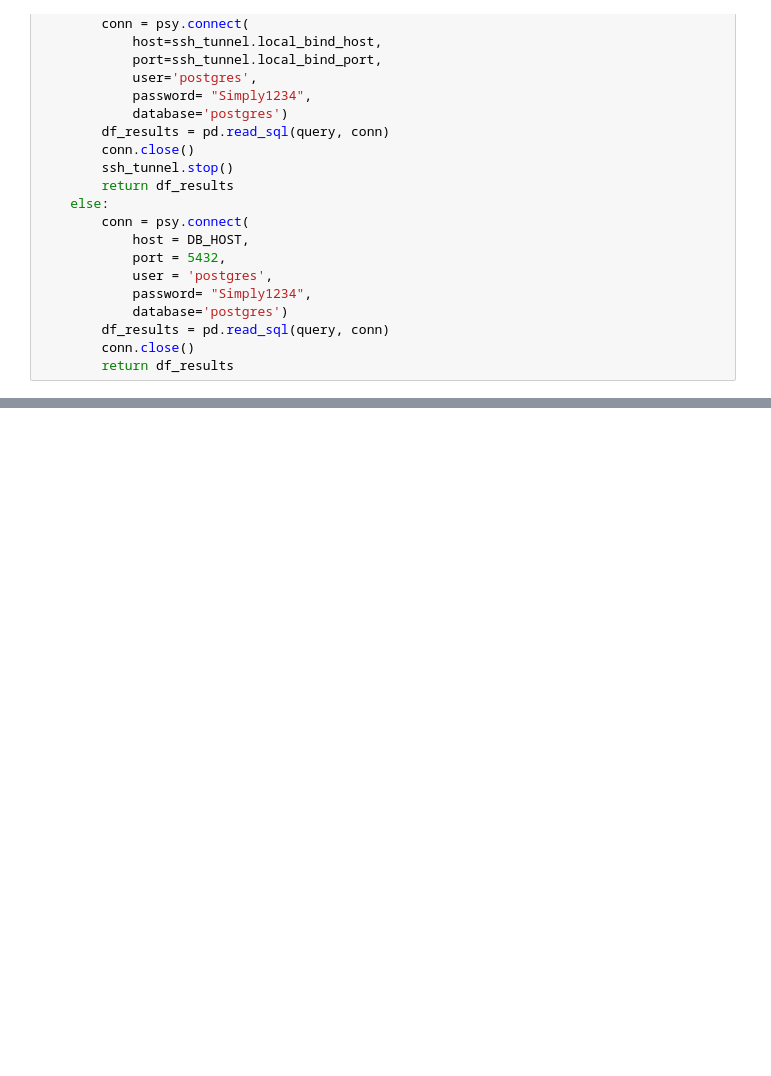
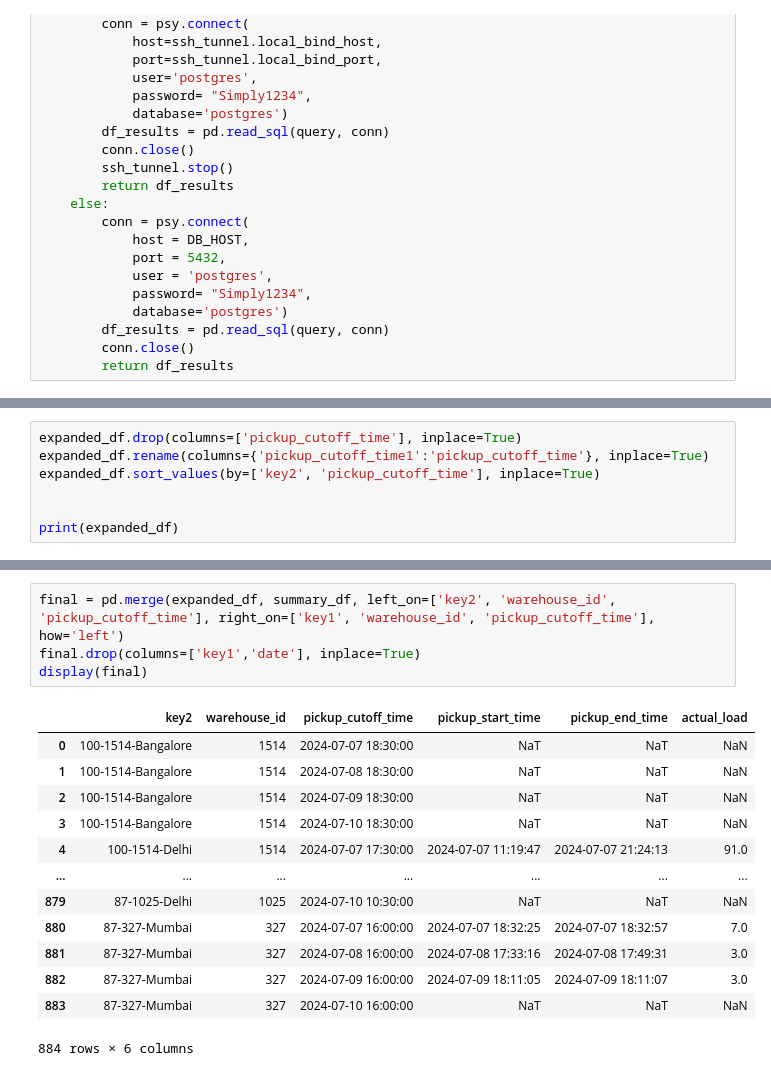
Before and after one commit to akshaygrows/geoboards, a Jupyter notebook: FM Analysis/Pickup Slots.ipynb, the cells around one changed output, grey strips where cells are left out. Saved outputs shown, nothing was run; the diff lists cells and outputs as text; blank space fills up the shorter version.

```diff
--- a/FM Analysis/Pickup Slots.ipynb
+++ b/FM Analysis/Pickup Slots.ipynb
@@ -240,0 +425,7 @@ DataFrame saved to pickup_slots.xlsx
+# %%
+expanded_df.drop(columns=['pickup_cutoff_time'], inplace=True)
+expanded_df.rename(columns={'pickup_cutoff_time1':'pickup_cutoff_time'}, inplace=True)
+expanded_df.sort_values(by=['key2', 'pickup_cutoff_time'], inplace=True)
+
+
+print(expanded_df)
@@ -240,0 +447,18 @@ DataFrame saved to pickup_slots.xlsx
+# %%
+final = pd.merge(expanded_df, summary_df, left_on=['key2', 'warehouse_id', 'pickup_cutoff_time'], right_on=['key1', 'warehouse_id', 'pickup_cutoff_time'], how='left')
+final.drop(columns=['key1','date'], inplace=True)
+display(final)
+# %% [output]
+|  | key2 | warehouse_id | pickup_cutoff_time | pickup_start_time | pickup_end_time | actual_load |
+| 0 | 100-1514-Bangalore | 1514 | 2024-07-07 18:30:00 | NaT | NaT | NaN |
+| 1 | 100-1514-Bangalore | 1514 | 2024-07-08 18:30:00 | NaT | NaT | NaN |
+| 2 | 100-1514-Bangalore | 1514 | 2024-07-09 18:30:00 | NaT | NaT | NaN |
+| 3 | 100-1514-Bangalore | 1514 | 2024-07-10 18:30:00 | NaT | NaT | NaN |
+| 4 | 100-1514-Delhi | 1514 | 2024-07-07 17:30:00 | 2024-07-07 11:19:47 | 2024-07-07 21:24:13 | 91.0 |
+| ... | ... | ... | ... | ... | ... | ... |
+| 879 | 87-1025-Delhi | 1025 | 2024-07-10 10:30:00 | NaT | NaT | NaN |
+| 880 | 87-327-Mumbai | 327 | 2024-07-07 16:00:00 | 2024-07-07 18:32:25 | 2024-07-07 18:32:57 | 7.0 |
+| 881 | 87-327-Mumbai | 327 | 2024-07-08 16:00:00 | 2024-07-08 17:33:16 | 2024-07-08 17:49:31 | 3.0 |
+| 882 | 87-327-Mumbai | 327 | 2024-07-09 16:00:00 | 2024-07-09 18:11:05 | 2024-07-09 18:11:07 | 3.0 |
+| 883 | 87-327-Mumbai | 327 | 2024-07-10 16:00:00 | NaT | NaT | NaN |
+884 rows × 6 columns
```
Also changed, not shown: parts of 12 cells of this notebook, 5 other files.
